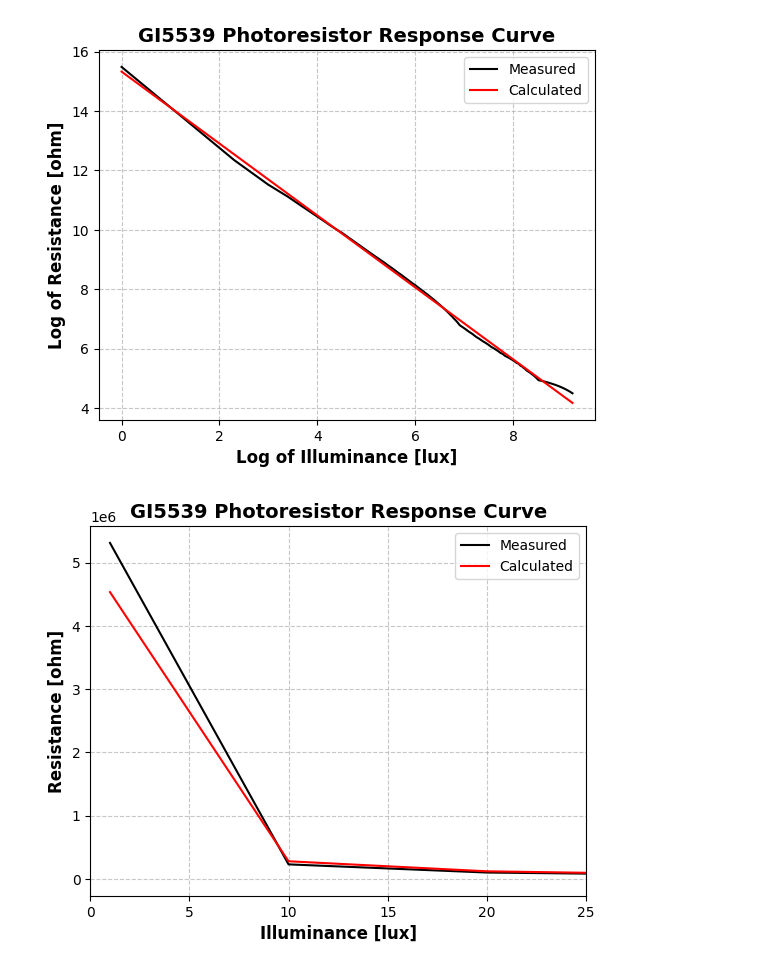
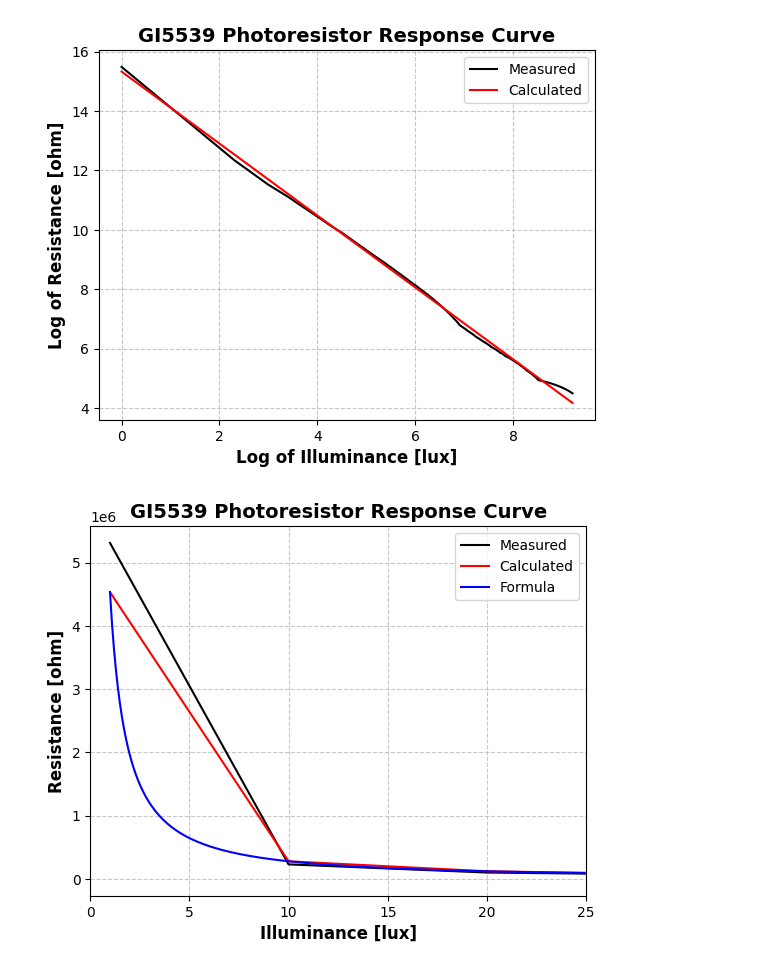
Before and after one commit to JMTamayo/aurora, a Jupyter notebook: dev/ldr/GI5539_photoresistor_curve.ipynb, the cells around one changed output. Cells and saved outputs as stored; diff of their text form; code cells hidden in the pictures.

Commit message:
dev: Plot the formula with sample data

```diff
--- a/dev/ldr/GI5539_photoresistor_curve.ipynb
+++ b/dev/ldr/GI5539_photoresistor_curve.ipynb
@@ -76,7 +76,7 @@ R0: 4532786.466594595
 # Define the photoresistor function:
 
 
-def photoresistor(lux: float) -> float:
+def resistance(lux: float) -> float:
     """
     Calculate the resistance of a photoresistor.
 
@@ -92,7 +92,7 @@ def photoresistor(lux: float) -> float:
 # Compute the calculated resistance:
 
 sample_data_df["calculated_resistance_ohm"] = sample_data_df["illuminance_lux"].apply(
-    lambda x: photoresistor(x)
+    lambda x: resistance(x)
 )
 sample_data_df["log_calculated_resistance_ohm"] = np.log(
     sample_data_df["calculated_resistance_ohm"]
@@ -132,27 +132,33 @@ plt.show()
 [figure]
 # %%
 # Compare the calculated resistance with the measured resistance: Normal data in low range
+
+max_illuminance_lux = 25
+
+illuminance_lux = np.arange(1, max_illuminance_lux, 0.1)
+resistance_ohm = [resistance(x) for x in illuminance_lux]
 
 plt.plot(
     sample_data_df["illuminance_lux"],
     sample_data_df["resistance_ohm"],
     color="black",
     label="Measured",
 )
 plt.plot(
     sample_data_df["illuminance_lux"],
     sample_data_df["calculated_resistance_ohm"],
     color="red",
     label="Calculated",
 )
-plt.xlim(0, 25)
+plt.plot(illuminance_lux, resistance_ohm, color="blue", label="Formula")
+plt.xlim(0, max_illuminance_lux)
 plt.grid(True, linestyle="--", alpha=0.7)
 plt.xlabel("Illuminance [lux]", fontsize=12, color="black", fontweight="bold")
 plt.ylabel("Resistance [ohm]", fontsize=12, color="black", fontweight="bold")
 plt.title(
     "GI5539 Photoresistor Response Curve", fontsize=14, color="black", fontweight="bold"
 )
 plt.legend()
 plt.show()
 # %% [output]
-[figure, old version]
+[figure, new version]
```
